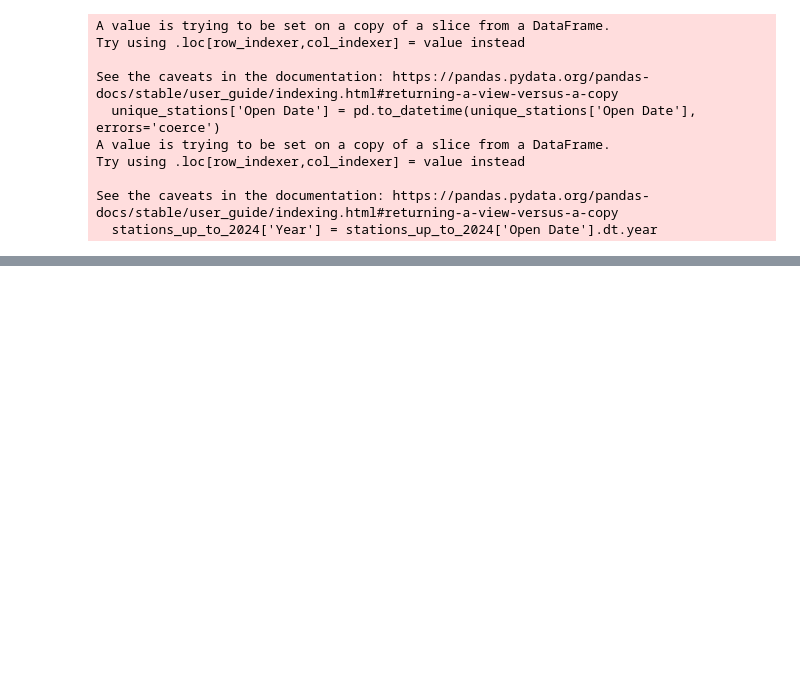
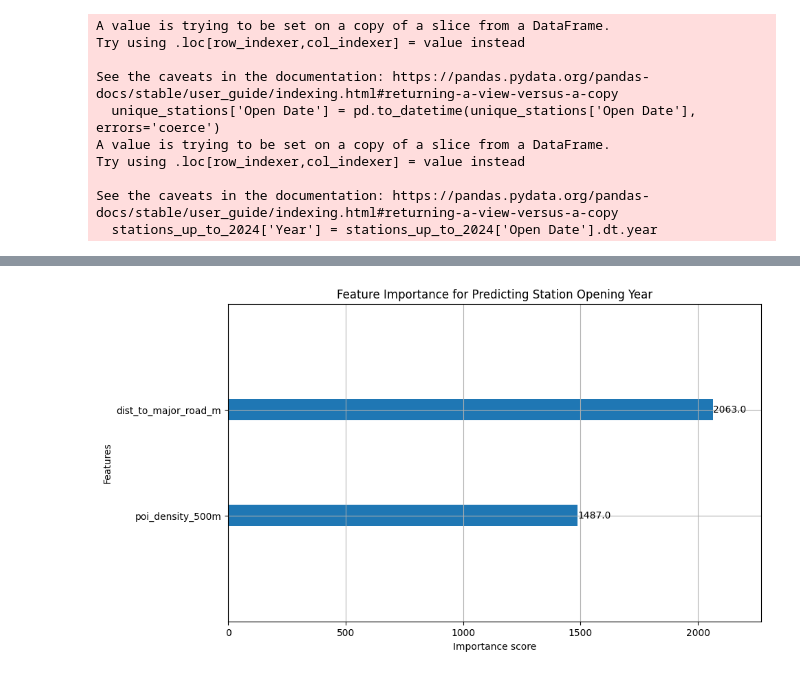
Before and after one commit to Tapawapa/EV-Charging-Optimization-Forecasting, a Jupyter notebook: notebooks/model_dev.ipynb, the cells around one changed output, grey strips where cells are left out. Drawn from its saved outputs; the diff is of its cells as text; code cells hidden in the pictures; blank space fills up the shorter version.

Commit message:
Altered dataset and reran XGBoost

```diff
--- a/notebooks/model_dev.ipynb
+++ b/notebooks/model_dev.ipynb
@@ -236,0 +196,34 @@ This dataset now contains AFDC info (like Open Date) and your engineered feature
+# %%
+#Training XGBoost
+import pandas as pd
+import xgboost as xgb
+from sklearn.metrics import mean_absolute_error
+
+
+# training and test split to test model
+train_indices = gdf_master[gdf_master['open_year'] < 2024].index
+test_indices = gdf_master[gdf_master['open_year'] >= 2024].index
+
+#creating training and test sets
+X_train, X_test = X.loc[train_indices], X.loc[test_indices]
+y_train, y_test = y.loc[train_indices], y.loc[test_indices]
+
+#checking size of the data
+print(f"\nTraining data shape: {X_train.shape}")
+print(f"Test data shape: {X_test.shape}")
+
+# Train the XGBoost Model
+#n_estimators is the number of trees we want to build
+#random_state ensures reproducibility because XGBoost has some randomness in its algorithm
+xgb_reg = xgb.XGBRegressor(objective='reg:squarederror', n_estimators=100, random_state=42)
+print("\nTraining XGBoost model")
+xgb_reg.fit(X_train, y_train) #fit model to training data
+print("Model training complete.")
+
+# Make Predictions and Evaluate
+predictions = xgb_reg.predict(X_test)
+predictions_rounded = predictions.round().astype(int) #round to nearest integer year
+mae = mean_absolute_error(y_test, predictions_rounded) #check average error in years
+
+print(f"\n--- XGBoost Model Evaluation ---")
+print(f"Mean Absolute Error (MAE) on 2024 data: {mae:.4f} years")
@@ -236,0 +239,11 @@ This dataset now contains AFDC info (like Open Date) and your engineered feature
+# %%
+import matplotlib.pyplot as plt
+import xgboost as xgb
+
+# This visualizes which features the trained model ('xgb_reg') found most predictive.
+fig, ax = plt.subplots(figsize=(10, 6))
+xgb.plot_importance(xgb_reg, ax=ax)
+plt.title('Feature Importance for Predicting Station Opening Year')
+plt.show()
+# %% [output]
+[figure, added]
```
Also changed, not shown: parts of 2 cells of this notebook, 1 other file.
